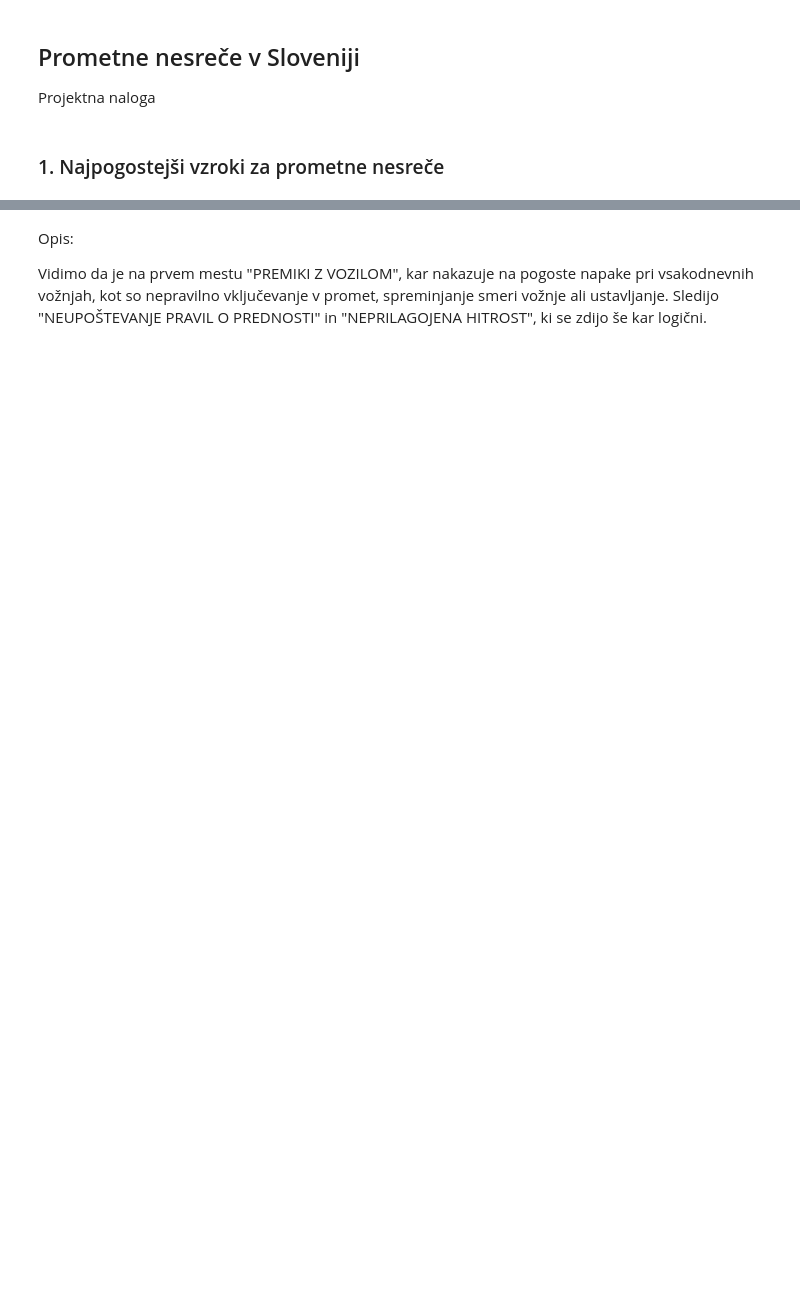
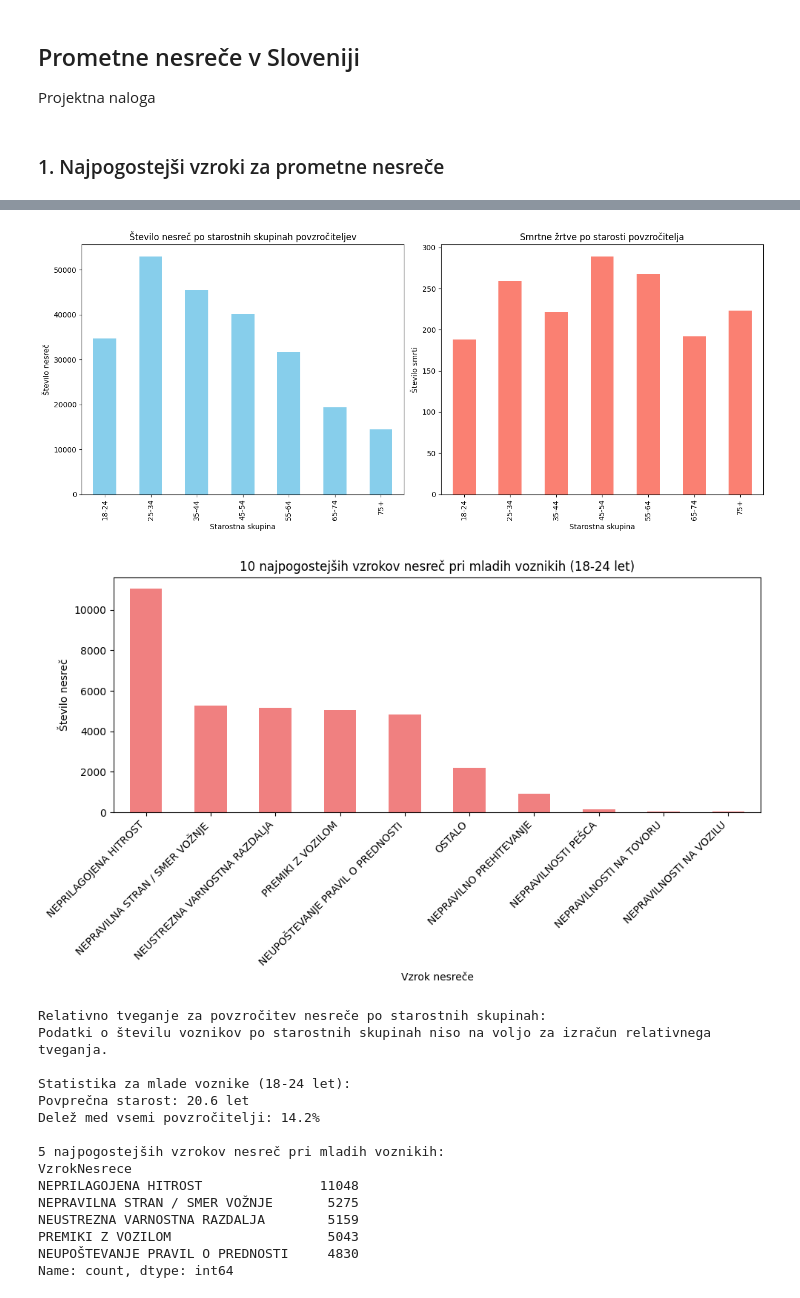
Before and after one commit to gerigazda0/PR252, a Jupyter notebook: pr-nesrece.ipynb, the cells around one changed output, grey strips where cells are left out. Saved outputs shown, nothing was run; the diff lists cells and outputs as text; code cells hidden in the pictures; blank space fills up the shorter version.

```diff
--- a/pr-nesrece.ipynb
+++ b/pr-nesrece.ipynb
@@ -50,4 +117,70 @@ Name: count, dtype: int64
-# %% [markdown]
-Opis:
-
-Vidimo da je na prvem mestu  "PREMIKI Z VOZILOM", kar nakazuje na pogoste napake pri vsakodnevnih vožnjah, kot so nepravilno vključevanje v promet, spreminjanje smeri vožnje ali ustavljanje. Sledijo "NEUPOŠTEVANJE PRAVIL O PREDNOSTI" in "NEPRILAGOJENA HITROST", ki se zdijo še kar logični.
+# %%
+import matplotlib.pyplot as plt
+import pandas as pd
+
+def analyze_young_drivers(data, population_data=None):
+    povzrocitelji = data[data['Povzrocitelj'] == 'POVZROČITELJ'].copy()
+
+    bins = [18, 24, 34, 44, 54, 64, 74, 100]
+    labels = ['18-24', '25-34', '35-44', '45-54', '55-64', '65-74', '75+']
+    povzrocitelji.loc[:, 'StarostnaSkupina'] = pd.cut(povzrocitelji['Starost'], bins=bins, labels=labels, right=False)
+
+    nesrece_po_starosti = povzrocitelji['StarostnaSkupina'].value_counts().sort_index()
+
+    smrtni_nesrece = data[data['PoskodbaUdelezenca'] == 'SMRT']
+    smrti_po_starosti = pd.cut(smrtni_nesrece['Starost'], bins=bins, labels=labels, right=False).value_counts().sort_index()
+
+    plt.figure(figsize=(14, 6))
+
+    plt.subplot(1, 2, 1)
+    nesrece_po_starosti.plot(kind='bar', color='skyblue')
+    plt.title('Število nesreč po starostnih skupinah povzročiteljev')
+    plt.xlabel('Starostna skupina')
+    plt.ylabel('Število nesreč')
+
+    plt.subplot(1, 2, 2)
+    smrti_po_starosti.plot(kind='bar', color='salmon')
+    plt.title('Smrtne žrtve po starosti povzročitelja')
+    plt.xlabel('Starostna skupina')
+    plt.ylabel('Število smrti')
+
+    plt.tight_layout()
+    plt.show()
+
+    mladi_povzrocitelji = povzrocitelji[povzrocitelji['StarostnaSkupina'] == '18-24']
+    vzroki_mladi = mladi_povzrocitelji['VzrokNesrece'].value_counts().head(10)
+    plt.figure(figsize=(10, 6))
+    vzroki_mladi.plot(kind='bar', color='lightcoral')
+    plt.title('10 najpogostejših vzrokov nesreč pri mladih voznikih (18-24 let)')
+    plt.xlabel('Vzrok nesreče')
+    plt.ylabel('Število nesreč')
+    plt.xticks(rotation=45, ha='right')
+    plt.tight_layout()
+    plt.show()
+
+    print("\nStatistika za mlade voznike (18-24 let):")
+    mladi = povzrocitelji[povzrocitelji['StarostnaSkupina'] == '18-24']
+    print(f"Povprečna starost: {mladi['Starost'].mean():.1f} let")
+    print(f"Delež med vsemi povzročitelji: {len(mladi)/len(povzrocitelji)*100:.1f}%")
+    print("\n5 najpogostejših vzrokov nesreč pri mladih voznikih:")
+    print(mladi['VzrokNesrece'].value_counts().head(5))
+
+analyze_young_drivers(accident_data)
+# %% [output]
+[figure, added]
+[figure, added]
+Relativno tveganje za povzročitev nesreče po starostnih skupinah:
+Podatki o številu voznikov po starostnih skupinah niso na voljo za izračun relativnega tveganja.
+
+Statistika za mlade voznike (18-24 let):
+Povprečna starost: 20.6 let
+Delež med vsemi povzročitelji: 14.2%
+
+5 najpogostejših vzrokov nesreč pri mladih voznikih:
+VzrokNesrece
+NEPRILAGOJENA HITROST               11048
+NEPRAVILNA STRAN / SMER VOŽNJE       5275
+NEUSTREZNA VARNOSTNA RAZDALJA        5159
+PREMIKI Z VOZILOM                    5043
+NEUPOŠTEVANJE PRAVIL O PREDNOSTI     4830
+Name: count, dtype: int64
```
Also changed, not shown: parts of 3 cells of this notebook.
